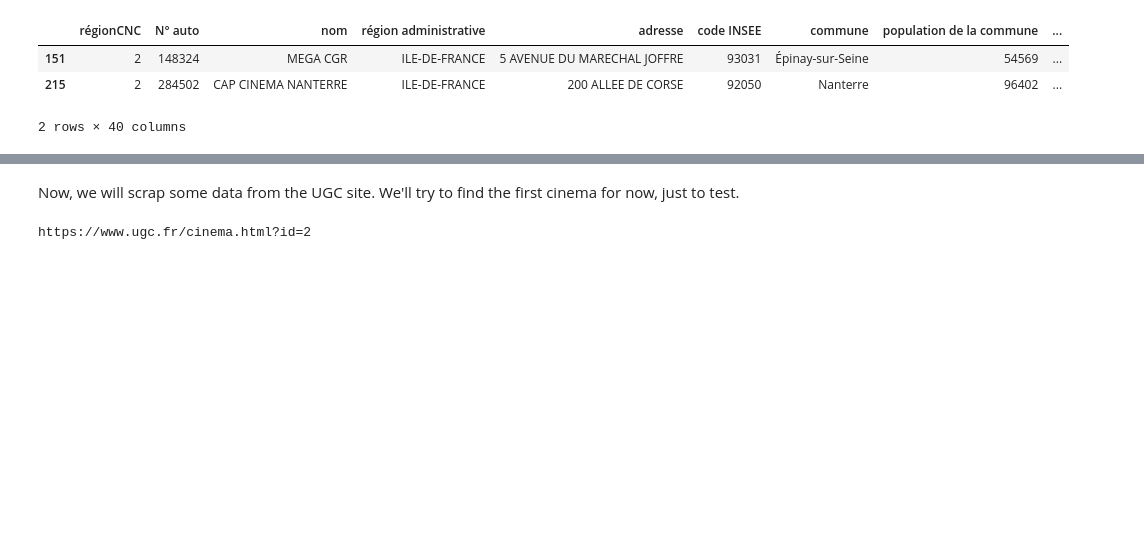
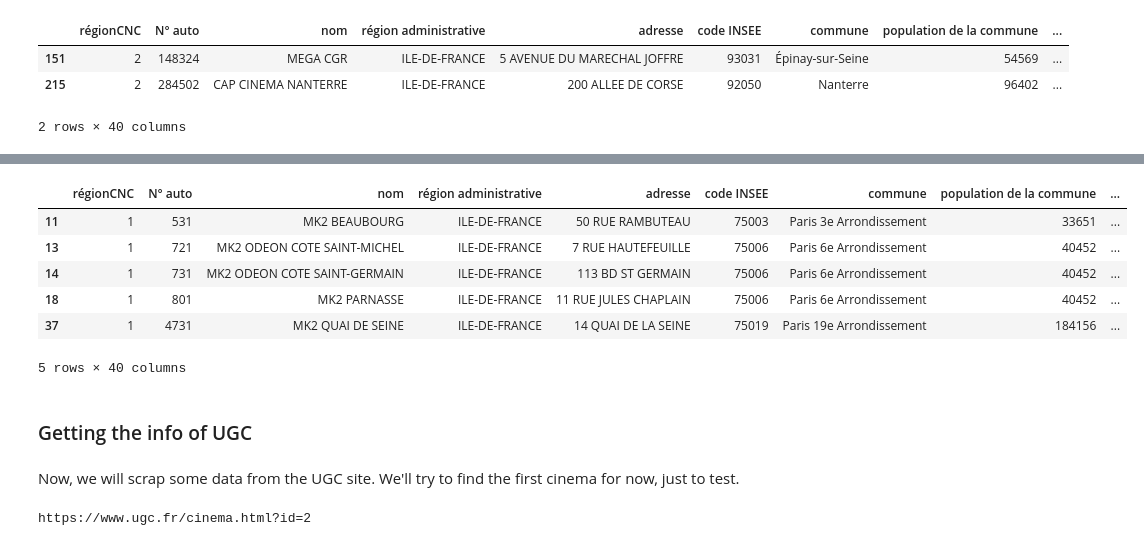
Before and after one commit to Yutari11/webscrapping-movies, a Jupyter notebook: Web_Scrapping_Project.ipynb, the cells around one changed output, grey strips where cells are left out. Cells and saved outputs as stored; diff of their text form; code cells hidden in the pictures; blank space fills up the shorter version.

```diff
--- a/Web_Scrapping_Project.ipynb
+++ b/Web_Scrapping_Project.ipynb
@@ -85,3 +137,15 @@ cinemasProchesPathe
+# %%
+cinemasProchesMK2
+# %% [output]
+|  | régionCNC | N° auto | nom | région administrative | adresse | code INSEE | commune | population de la commune | ... |
+| 11 | 1 | 531 | MK2 BEAUBOURG | ILE-DE-FRANCE | 50 RUE RAMBUTEAU | 75003 | Paris 3e Arrondissement | 33651 | ... |
+| 13 | 1 | 721 | MK2 ODEON COTE SAINT-MICHEL | ILE-DE-FRANCE | 7 RUE HAUTEFEUILLE | 75006 | Paris 6e Arrondissement | 40452 | ... |
+| 14 | 1 | 731 | MK2 ODEON COTE SAINT-GERMAIN | ILE-DE-FRANCE | 113 BD ST GERMAIN | 75006 | Paris 6e Arrondissement | 40452 | ... |
+| 18 | 1 | 801 | MK2 PARNASSE | ILE-DE-FRANCE | 11 RUE JULES CHAPLAIN | 75006 | Paris 6e Arrondissement | 40452 | ... |
+| 37 | 1 | 4731 | MK2 QUAI DE SEINE | ILE-DE-FRANCE | 14 QUAI DE LA SEINE | 75019 | Paris 19e Arrondissement | 184156 | ... |
+5 rows × 40 columns
+# %% [markdown]
+### Getting the info of UGC
 # %% [markdown]
 Now, we will scrap some data from the UGC site. We'll try to find the first cinema for now, just to test.
 # %%
```
Also changed, not shown: parts of 28 cells of this notebook.
